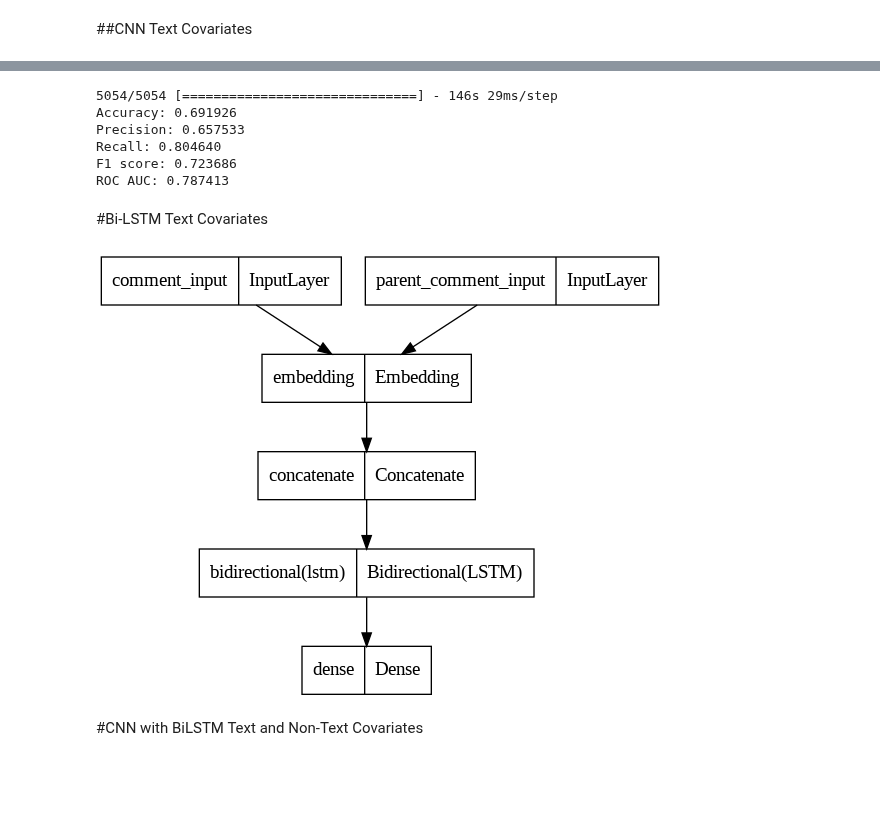
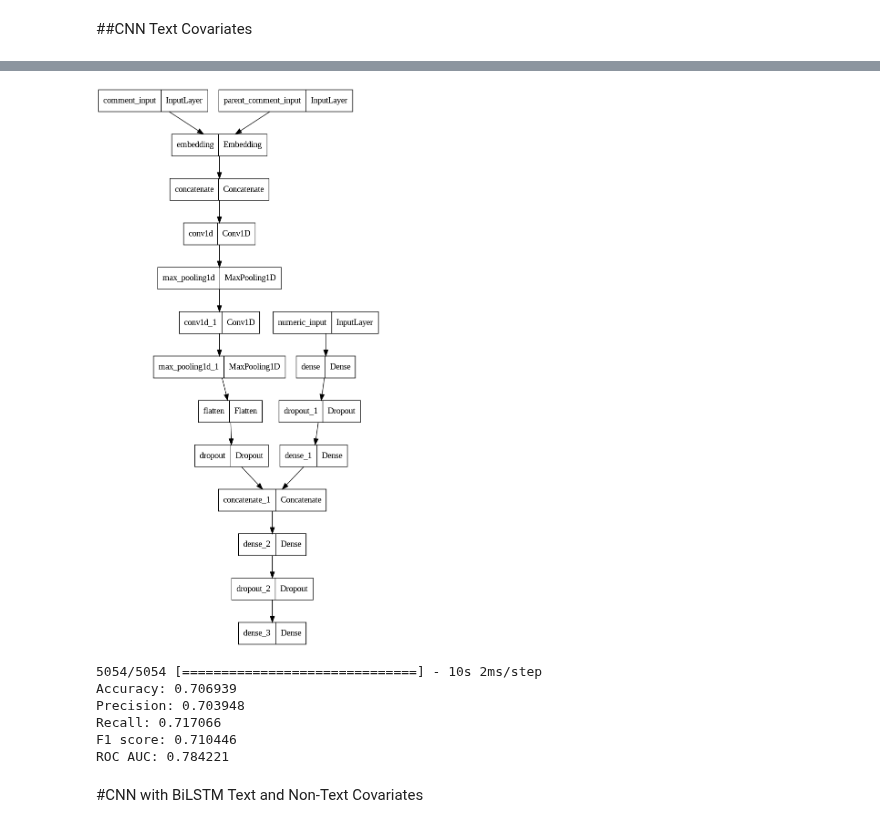
Before and after one commit to brianellis1997/Sarcasm_Detection, a Jupyter notebook: CNN.ipynb, the cells around one changed output, grey strips where cells are left out. Drawn from its saved outputs; the diff is of its cells as text; code cells hidden in the pictures; blank space fills up the shorter version.

```diff
--- a/CNN.ipynb
+++ b/CNN.ipynb
@@ -380,11 +351,15 @@ clear_session()
 # %%
 from tensorflow.keras.models import load_model
-best_CNN_textandnontext = load_model('/content/drive/MyDrive/Sarcasm_Data/best_CNN_textandnontext.h5')
+CNN_Text_NonText = load_model('/content/drive/MyDrive/Sarcasm_Data/CNN_Text_NonText.h5')
+# %%
+plot_model(CNN_Text_NonText)
+# %% [output]
+[figure, added]
 # %%
 from sklearn.metrics import accuracy_score, precision_score, recall_score, f1_score, roc_auc_score
 from keras.models import Model
 
-predictions = best_CNN_textandnontext.predict({'comment_input': X_text_comment_pad_test,
+predictions = CNN_Text_NonText.predict({'comment_input': X_text_comment_pad_test,
                              'parent_comment_input': X_text_parent_comment_pad_test,
                                                'numeric_input': X_numeric_scaled_test})
 
@@ -410,47 +385,9 @@ predictions = predictions.flatten()
 auc = roc_auc_score(y_test, predictions)
 print('ROC AUC: %f' % auc)
 # %% [output]
-5054/5054 [==============================] - 146s 29ms/step
-Accuracy: 0.691926
-Precision: 0.657533
-Recall: 0.804640
-F1 score: 0.723686
-ROC AUC: 0.787413
+5054/5054 [==============================] - 10s 2ms/step
+Accuracy: 0.706939
+Precision: 0.703948
+Recall: 0.717066
+F1 score: 0.710446
+ROC AUC: 0.784221
-# %% [markdown]
-#Bi-LSTM Text Covariates
-# %%
-from keras.models import Model
-from keras.layers import Input, Embedding, Bidirectional, LSTM, Dense, concatenate
-from keras.callbacks import History
-
-
-comment_input = Input(shape=(max_seq_length,), name='comment_input')
-parent_comment_input = Input(shape=(max_seq_length,), name='parent_comment_input')
-
-embedding_layer = Embedding(input_dim=max_words,
-                            output_dim=150,
-                            weights=[embedding_matrix],
-                            input_length=max_seq_length,
-                            trainable=True)
-
-comment_embedding = embedding_layer(comment_input)
-parent_comment_embedding = embedding_layer(parent_comment_input)
-
-
-concatenated_embeddings = concatenate([comment_embedding, parent_comment_embedding], axis=1)
-
-
-bi_lstm = Bidirectional(LSTM(64))(concatenated_embeddings)
-
-
-output = Dense(1, activation='sigmoid')(bi_lstm)
-
-bilstm_text = Model(inputs=[comment_input, parent_comment_input], outputs=output)
-bilstm_text.compile(optimizer='adam',
-              loss='binary_crossentropy',
-              metrics=['accuracy'])
-
-
-plot_model(bilstm_text)
-# %% [output]
-[figure, removed]
```
Also changed, not shown: parts of 51 cells of this notebook.
